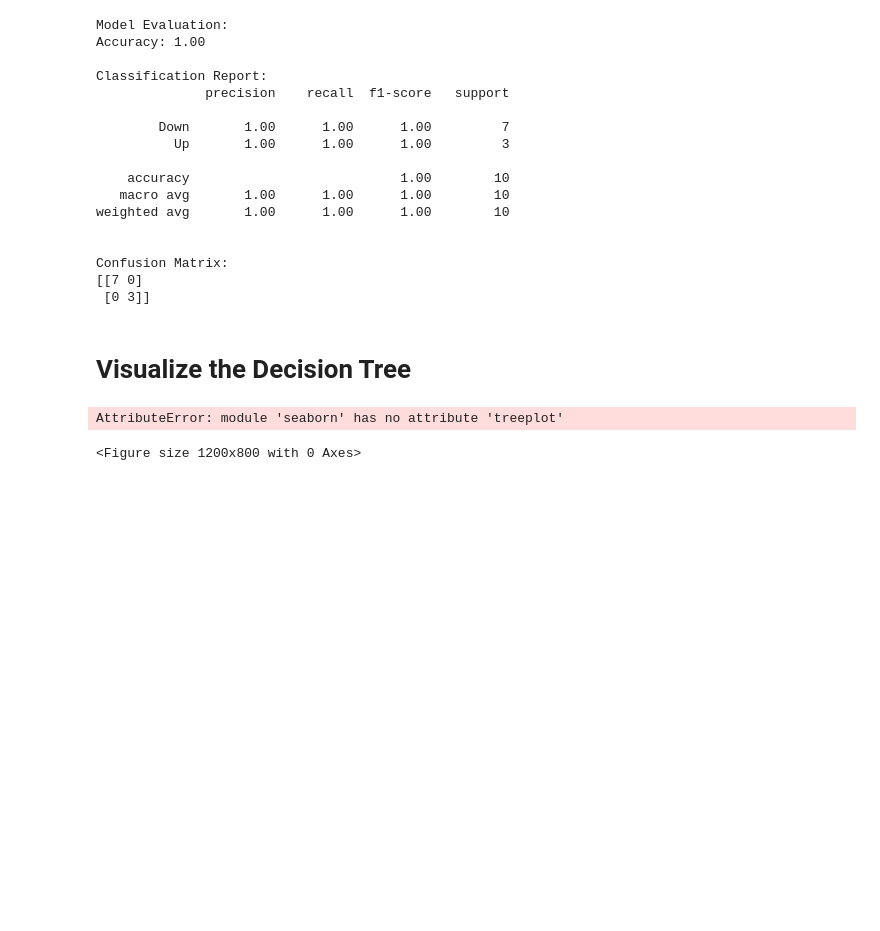
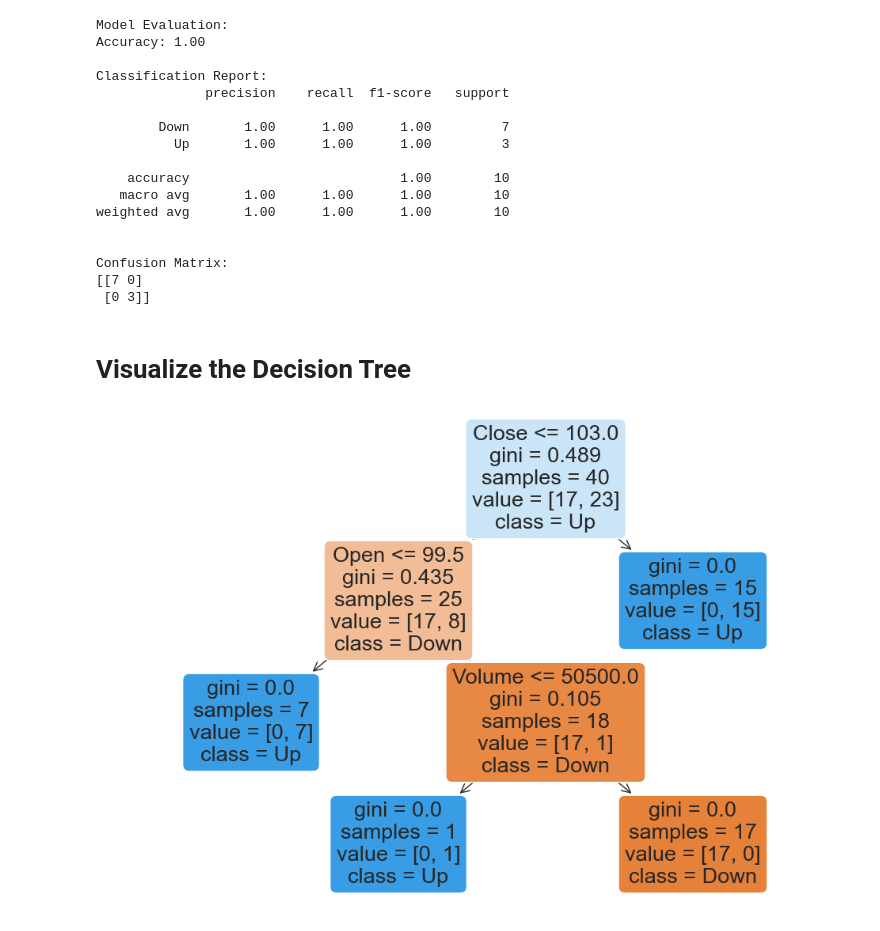
Before and after one commit to Psunday2000/Supervised-Learning-Algorithms-ML, a Jupyter notebook: stockpricepred.ipynb, the cells around one changed output. Saved outputs shown, nothing was run; the diff lists cells and outputs as text; code cells hidden in the pictures; blank space fills up the shorter version.

```diff
--- a/stockpricepred.ipynb
+++ b/stockpricepred.ipynb
@@ -79,11 +79,10 @@ Confusion Matrix:
 # Visualize the Decision Tree
 # %%
 # Visualize the Decision Tree
+from sklearn.tree import plot_tree
 plt.figure(figsize=(12, 8))
-sns.set(style="whitegrid")
-sns.treeplot(data=clf, feature_names=X.columns,
-             class_names=clf.classes_, filled=True)
+plot_tree(clf, feature_names=X.columns,
+          class_names=clf.classes_, filled=True, rounded=True)
 plt.show()
 # %% [output]
-AttributeError: module 'seaborn' has no attribute 'treeplot'
-<Figure size 1200x800 with 0 Axes>
+[figure, added]
```
Also changed, not shown: 1 other file.
